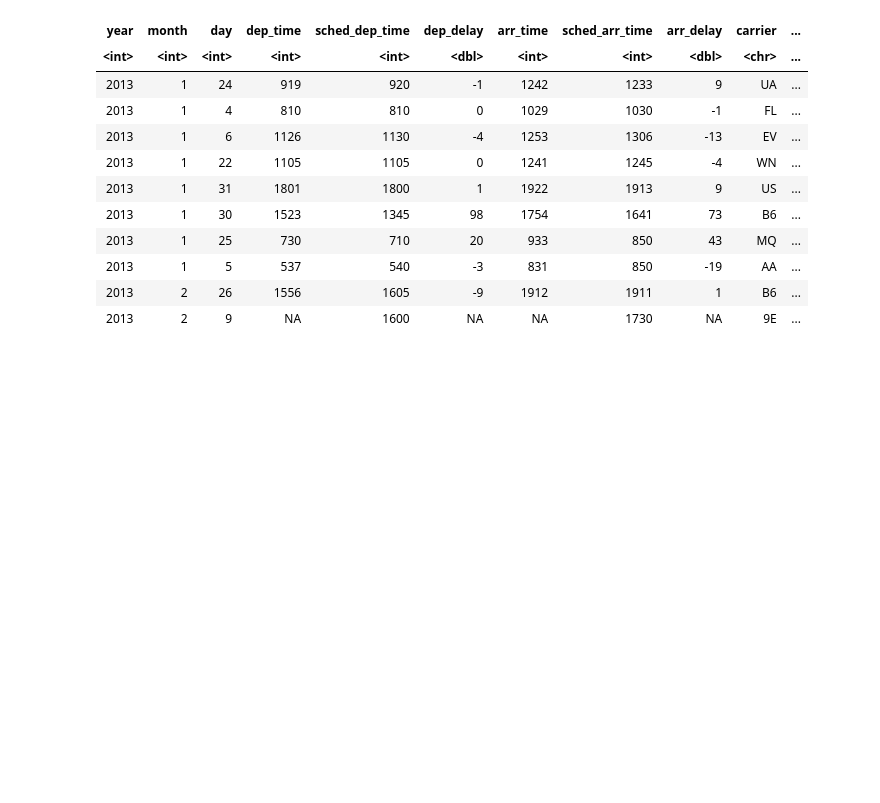
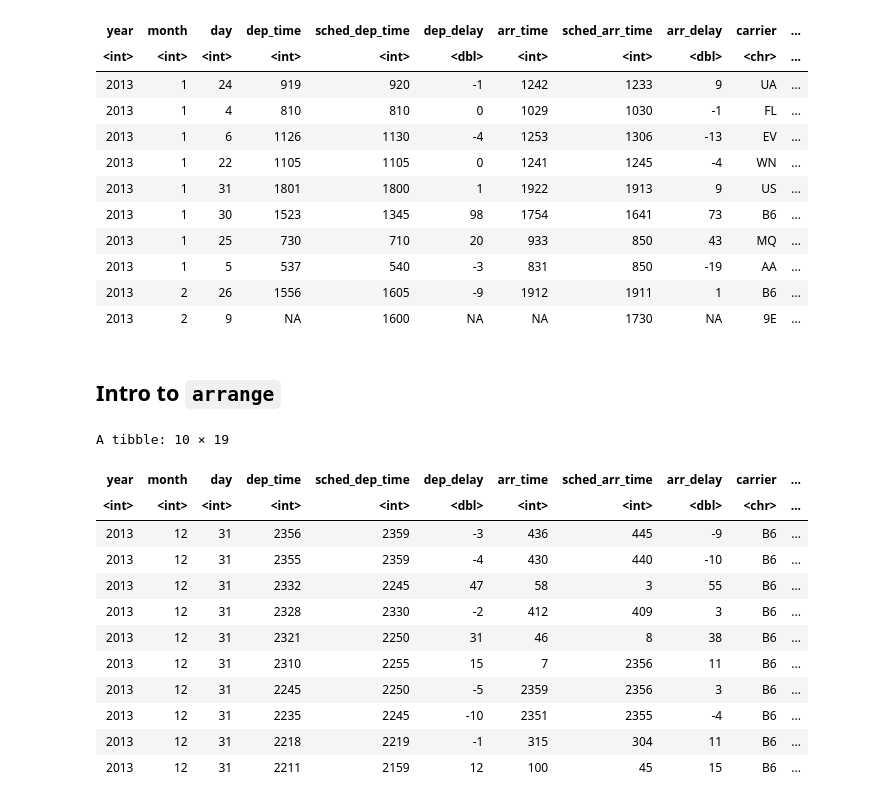
Before and after one commit to victorteodoro/r-for-data-science-code-examples, a Jupyter notebook: chapters/ch03.ipynb, the cells around one changed output. Cells and saved outputs as stored; diff of their text form; code cells hidden in the pictures; blank space fills up the shorter version.

```diff
--- a/chapters/ch03.ipynb
+++ b/chapters/ch03.ipynb
@@ -147,3 +147,23 @@ A tibble: 10 × 19
 | 2013 | 1 | 5 | 537 | 540 | -3 | 831 | 850 | -19 | AA | ... |
 | 2013 | 2 | 26 | 1556 | 1605 | -9 | 1912 | 1911 | 1 | B6 | ... |
 | 2013 | 2 | 9 | NA | 1600 | NA | NA | 1730 | NA | 9E | ... |
+# %% [markdown]
+## Intro to `arrange`
+# %%
+flights |>
+  arrange(desc(year), desc(month), desc(day), desc(dep_time)) |>
+  head(10)
+# %% [output]
+A tibble: 10 × 19
+| year | month | day | dep_time | sched_dep_time | dep_delay | arr_time | sched_arr_time | arr_delay | carrier | ... |
+| <int> | <int> | <int> | <int> | <int> | <dbl> | <int> | <int> | <dbl> | <chr> | ... |
+| 2013 | 12 | 31 | 2356 | 2359 | -3 | 436 | 445 | -9 | B6 | ... |
+| 2013 | 12 | 31 | 2355 | 2359 | -4 | 430 | 440 | -10 | B6 | ... |
+| 2013 | 12 | 31 | 2332 | 2245 | 47 | 58 | 3 | 55 | B6 | ... |
+| 2013 | 12 | 31 | 2328 | 2330 | -2 | 412 | 409 | 3 | B6 | ... |
+| 2013 | 12 | 31 | 2321 | 2250 | 31 | 46 | 8 | 38 | B6 | ... |
+| 2013 | 12 | 31 | 2310 | 2255 | 15 | 7 | 2356 | 11 | B6 | ... |
+| 2013 | 12 | 31 | 2245 | 2250 | -5 | 2359 | 2356 | 3 | B6 | ... |
+| 2013 | 12 | 31 | 2235 | 2245 | -10 | 2351 | 2355 | -4 | B6 | ... |
+| 2013 | 12 | 31 | 2218 | 2219 | -1 | 315 | 304 | 11 | B6 | ... |
+| 2013 | 12 | 31 | 2211 | 2159 | 12 | 100 | 45 | 15 | B6 | ... |
```
Also changed, not shown: parts of 21 cells of this notebook.
